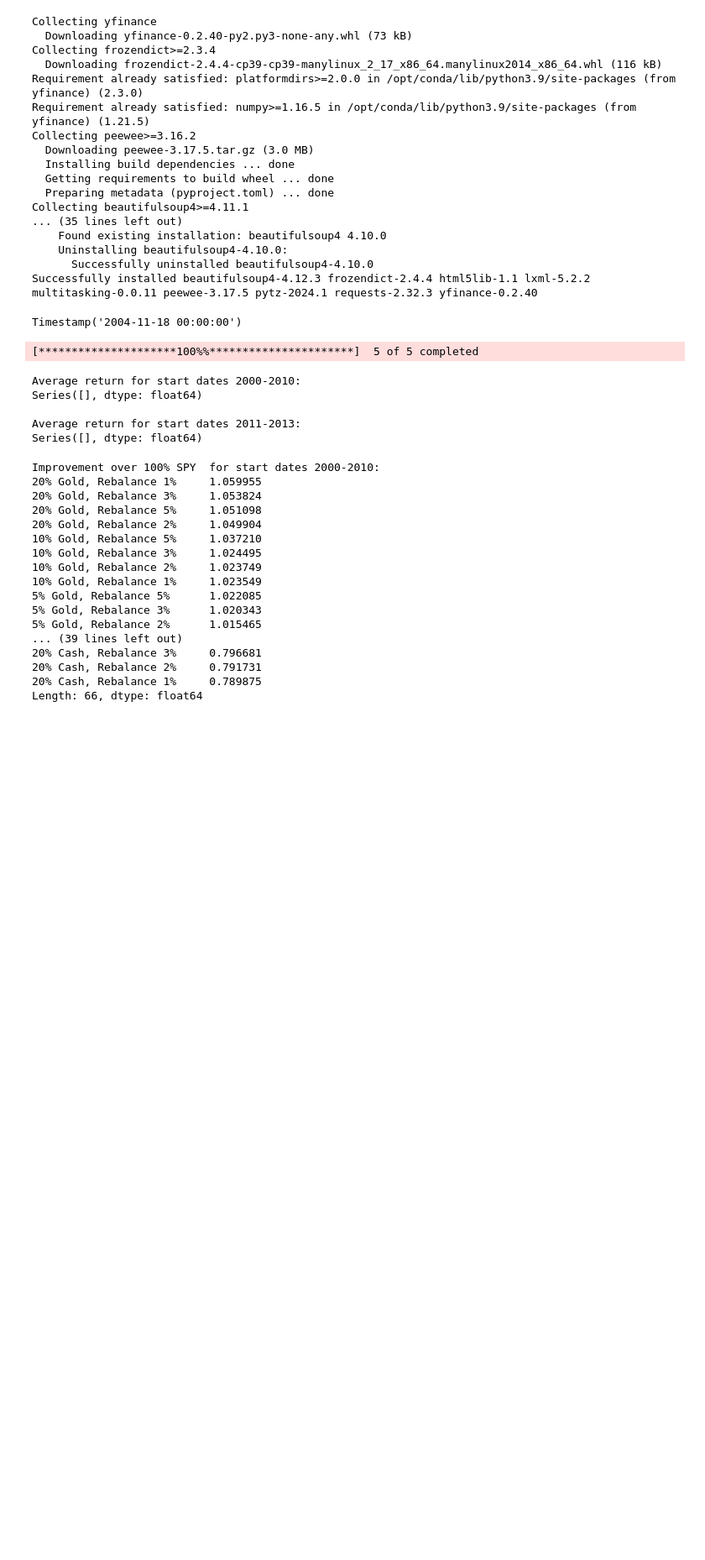
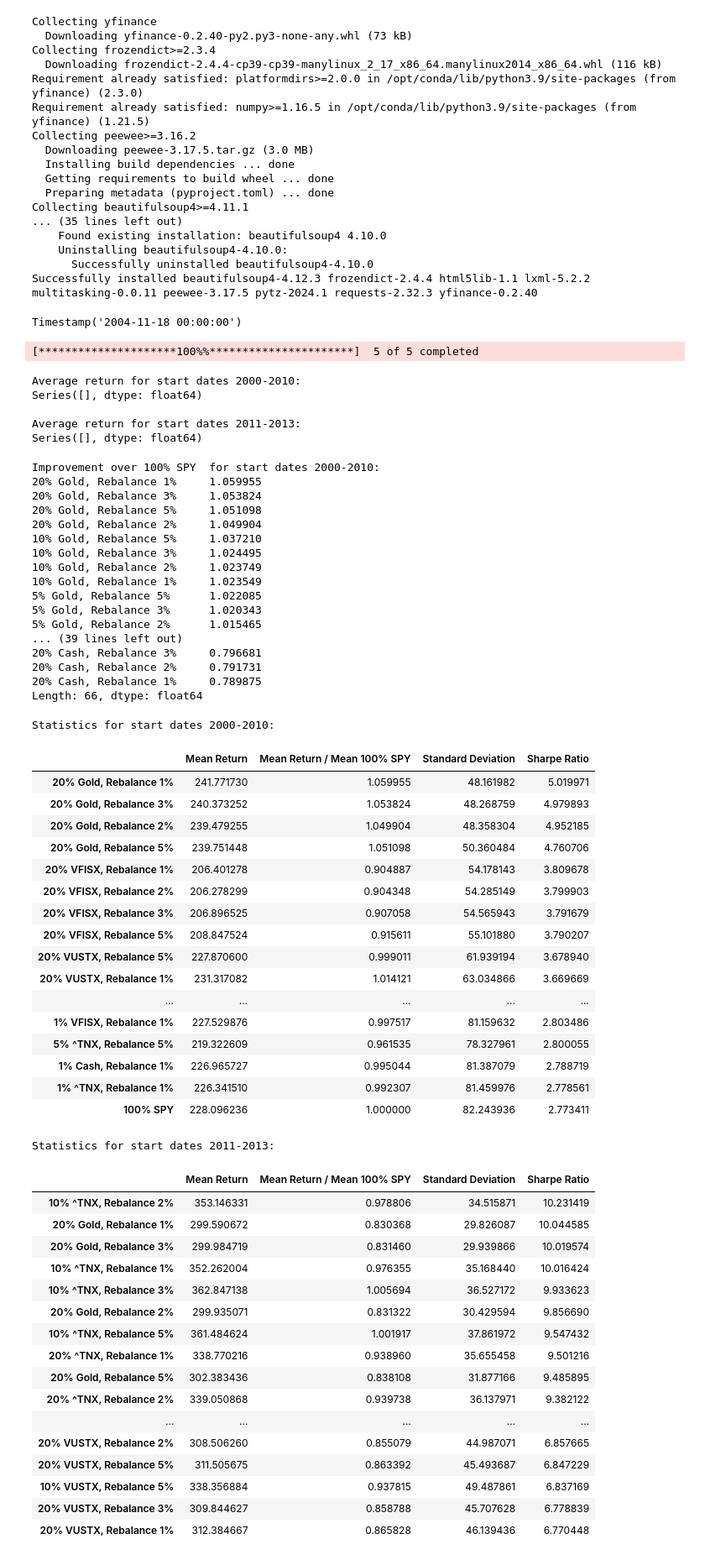
Before and after one commit to maksimt/baby-feeding-log, a Jupyter notebook: notebook/hedging against market drops.ipynb, the cells around one changed output. Shown: that part at 84% size. Saved outputs shown, nothing was run; the diff lists cells and outputs as text; code cells hidden in the pictures; blank space fills up the shorter version.

Commit message:
Add sharpe ratio

```diff
--- a/notebook/hedging against market drops.ipynb
+++ b/notebook/hedging against market drops.ipynb
@@ -157,3 +157,79 @@ Improvement over 100% SPY  for start dates 2000-2010:
 20% Cash, Rebalance 2%     0.791731
 20% Cash, Rebalance 1%     0.789875
 Length: 66, dtype: float64
+# %%
+# Calculate average returns and standard deviations
+def calculate_average_and_std(df, start_years):
+    valid_columns = [col for col in df.columns if pd.Timestamp(col).year in start_years]
+    filtered_df = df[valid_columns].dropna(axis=1, how='any')
+    mean_returns = filtered_df.mean(axis=1)
+    std_returns = filtered_df.std(axis=1)
+    return mean_returns, std_returns
+
+# Function to calculate risk-adjusted return (Sharpe Ratio)
+def calculate_sharpe_ratio(mean_returns, std_returns, risk_free_rate=0):
+    sharpe_ratios = (mean_returns - risk_free_rate) / std_returns
+    return sharpe_ratios
+
+# Calculate mean and std for the periods
+average_return_2000_2010, std_return_2000_2010 = calculate_average_and_std(df_results, range(2000, 2011))
+average_return_2011_2013, std_return_2011_2013 = calculate_average_and_std(df_results, range(2011, 2014))
+
+# Combine mean and std into a single DataFrame
+df_stats_2000_2010 = pd.DataFrame({
+    'Mean Return': average_return_2000_2010,
+    'Mean Return / Mean 100% SPY': average_return_2000_2010 / average_return_2000_2010["100% SPY"],
+    'Standard Deviation': std_return_2000_2010
+})
+df_stats_2011_2013 = pd.DataFrame({
+    'Mean Return': average_return_2011_2013,
+    'Mean Return / Mean 100% SPY': average_return_2011_2013 / average_return_2011_2013["100% SPY"],
+    'Standard Deviation': std_return_2011_2013
+})
+
+# Calculate Sharpe Ratios
+df_stats_2000_2010['Sharpe Ratio'] = calculate_sharpe_ratio(df_stats_2000_2010['Mean Return'], df_stats_2000_2010['Standard Deviation'])
+df_stats_2011_2013['Sharpe Ratio'] = calculate_sharpe_ratio(df_stats_2011_2013['Mean Return'], df_stats_2011_2013['Standard Deviation'])
+
+with pd.option_context('display.max_rows', None):
+    print("Statistics for start dates 2000-2010:")
+    display(df_stats_2000_2010.sort_values('Sharpe Ratio', ascending=False))
+    print("\nStatistics for start dates 2011-2013:")
+    display(df_stats_2011_2013.sort_values('Sharpe Ratio', ascending=False))
+# %% [output]
+Statistics for start dates 2000-2010:
+|  | Mean Return | Mean Return / Mean 100% SPY | Standard Deviation | Sharpe Ratio |
+| 20% Gold, Rebalance 1% | 241.771730 | 1.059955 | 48.161982 | 5.019971 |
+| 20% Gold, Rebalance 3% | 240.373252 | 1.053824 | 48.268759 | 4.979893 |
+| 20% Gold, Rebalance 2% | 239.479255 | 1.049904 | 48.358304 | 4.952185 |
+| 20% Gold, Rebalance 5% | 239.751448 | 1.051098 | 50.360484 | 4.760706 |
+| 20% VFISX, Rebalance 1% | 206.401278 | 0.904887 | 54.178143 | 3.809678 |
+| 20% VFISX, Rebalance 2% | 206.278299 | 0.904348 | 54.285149 | 3.799903 |
+| 20% VFISX, Rebalance 3% | 206.896525 | 0.907058 | 54.565943 | 3.791679 |
+| 20% VFISX, Rebalance 5% | 208.847524 | 0.915611 | 55.101880 | 3.790207 |
+| 20% VUSTX, Rebalance 5% | 227.870600 | 0.999011 | 61.939194 | 3.678940 |
+| 20% VUSTX, Rebalance 1% | 231.317082 | 1.014121 | 63.034866 | 3.669669 |
+| ... | ... | ... | ... | ... |
+| 1% VFISX, Rebalance 1% | 227.529876 | 0.997517 | 81.159632 | 2.803486 |
+| 5% ^TNX, Rebalance 5% | 219.322609 | 0.961535 | 78.327961 | 2.800055 |
+| 1% Cash, Rebalance 1% | 226.965727 | 0.995044 | 81.387079 | 2.788719 |
+| 1% ^TNX, Rebalance 1% | 226.341510 | 0.992307 | 81.459976 | 2.778561 |
+| 100% SPY | 228.096236 | 1.000000 | 82.243936 | 2.773411 |
+Statistics for start dates 2011-2013:
+|  | Mean Return | Mean Return / Mean 100% SPY | Standard Deviation | Sharpe Ratio |
+| 10% ^TNX, Rebalance 2% | 353.146331 | 0.978806 | 34.515871 | 10.231419 |
+| 20% Gold, Rebalance 1% | 299.590672 | 0.830368 | 29.826087 | 10.044585 |
+| 20% Gold, Rebalance 3% | 299.984719 | 0.831460 | 29.939866 | 10.019574 |
+| 10% ^TNX, Rebalance 1% | 352.262004 | 0.976355 | 35.168440 | 10.016424 |
+| 10% ^TNX, Rebalance 3% | 362.847138 | 1.005694 | 36.527172 | 9.933623 |
+| 20% Gold, Rebalance 2% | 299.935071 | 0.831322 | 30.429594 | 9.856690 |
+| 10% ^TNX, Rebalance 5% | 361.484624 | 1.001917 | 37.861972 | 9.547432 |
+| 20% ^TNX, Rebalance 1% | 338.770216 | 0.938960 | 35.655458 | 9.501216 |
+| 20% Gold, Rebalance 5% | 302.383436 | 0.838108 | 31.877166 | 9.485895 |
+| 20% ^TNX, Rebalance 2% | 339.050868 | 0.939738 | 36.137971 | 9.382122 |
+| ... | ... | ... | ... | ... |
+| 20% VUSTX, Rebalance 2% | 308.506260 | 0.855079 | 44.987071 | 6.857665 |
+| 20% VUSTX, Rebalance 5% | 311.505675 | 0.863392 | 45.493687 | 6.847229 |
+| 10% VUSTX, Rebalance 5% | 338.356884 | 0.937815 | 49.487861 | 6.837169 |
+| 20% VUSTX, Rebalance 3% | 309.844627 | 0.858788 | 45.707628 | 6.778839 |
+| 20% VUSTX, Rebalance 1% | 312.384667 | 0.865828 | 46.139436 | 6.770448 |
```
